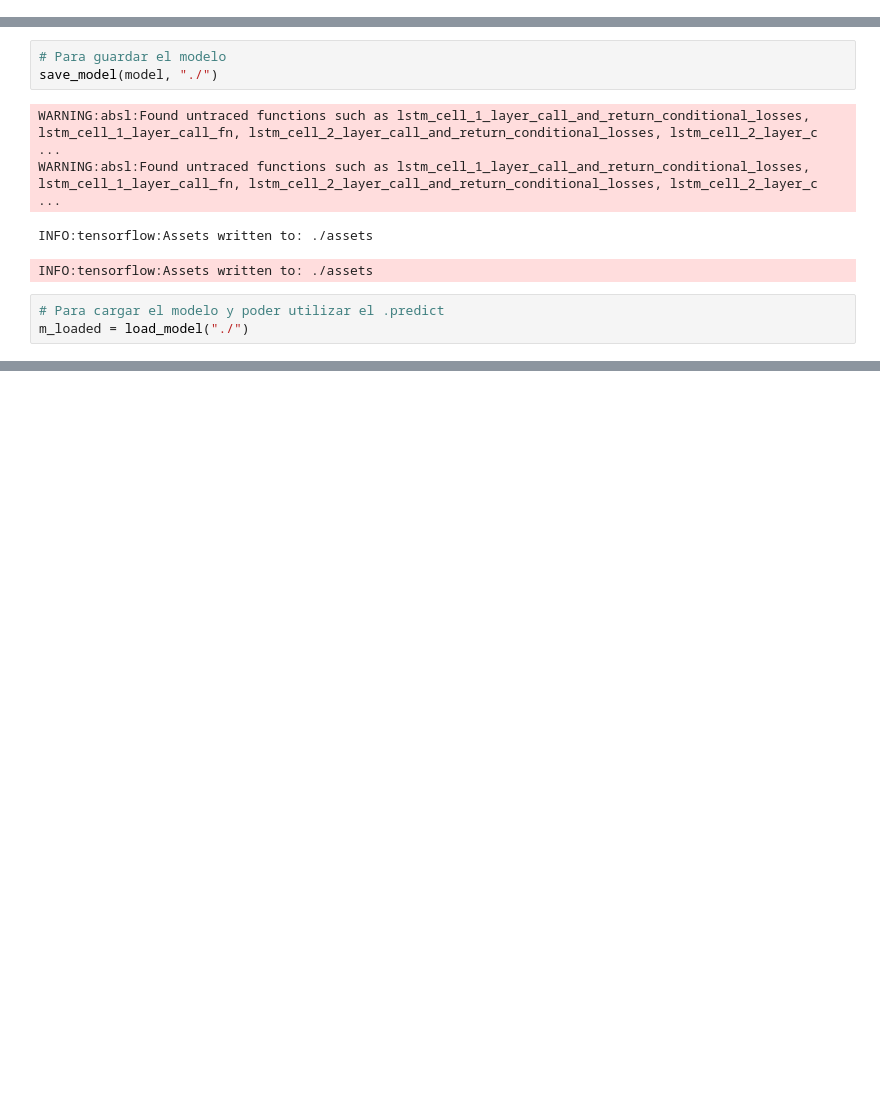
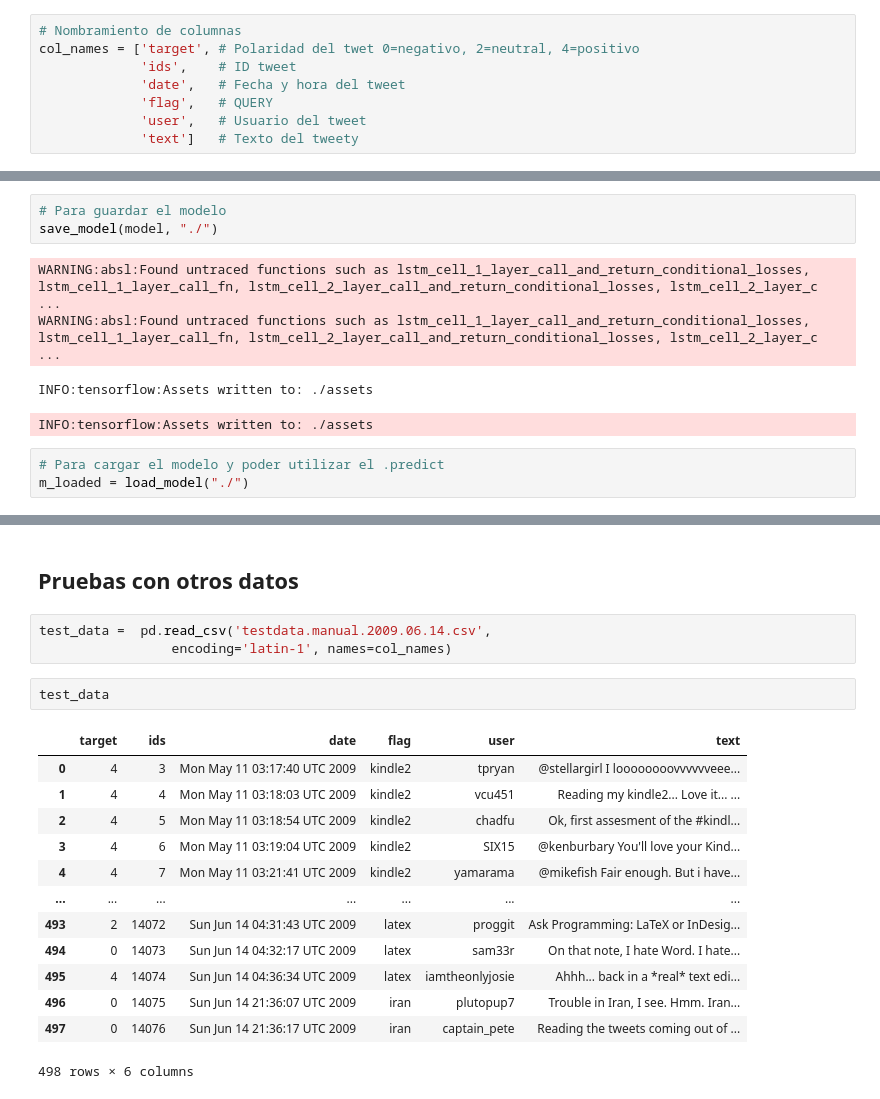
Before and after one commit to caroacostatovany/sentiment_analysis_tweets, a Jupyter notebook: notebooks/modelado_semifinal_01.ipynb, the cells around one changed output, grey strips where cells are left out. Cells and saved outputs as stored; diff of their text form; blank space fills up the shorter version.

```diff
--- a/notebooks/modelado_semifinal_01.ipynb
+++ b/notebooks/modelado_semifinal_01.ipynb
@@ -9,6 +9,14 @@ import pandas as pd
 import numpy as np
 # Nuestro paquete
 import nlp
+# %%
+# Nombramiento de columnas
+col_names = ['target', # Polaridad del twet 0=negativo, 2=neutral, 4=positivo
+             'ids',    # ID tweet
+             'date',   # Fecha y hora del tweet
+             'flag',   # QUERY
+             'user',   # Usuario del tweet
+             'text']   # Texto del tweety
 # %% [markdown]
 # Carga de datos limpios
 # %%
@@ -325,0 +348,21 @@ m_loaded = load_model("./")
+# %% [markdown]
+## Pruebas con otros datos
+# %%
+test_data =  pd.read_csv('testdata.manual.2009.06.14.csv',
+                 encoding='latin-1', names=col_names)
+# %%
+test_data
+# %% [output]
+|  | target | ids | date | flag | user | text |
+| 0 | 4 | 3 | Mon May 11 03:17:40 UTC 2009 | kindle2 | tpryan | @stellargirl I loooooooovvvvvveee... |
+| 1 | 4 | 4 | Mon May 11 03:18:03 UTC 2009 | kindle2 | vcu451 | Reading my kindle2... Love it... ... |
+| 2 | 4 | 5 | Mon May 11 03:18:54 UTC 2009 | kindle2 | chadfu | Ok, first assesment of the #kindl... |
+| 3 | 4 | 6 | Mon May 11 03:19:04 UTC 2009 | kindle2 | SIX15 | @kenburbary You'll love your Kind... |
+| 4 | 4 | 7 | Mon May 11 03:21:41 UTC 2009 | kindle2 | yamarama | @mikefish Fair enough. But i have... |
+| ... | ... | ... | ... | ... | ... | ... |
+| 493 | 2 | 14072 | Sun Jun 14 04:31:43 UTC 2009 | latex | proggit | Ask Programming: LaTeX or InDesig... |
+| 494 | 0 | 14073 | Sun Jun 14 04:32:17 UTC 2009 | latex | sam33r | On that note, I hate Word. I hate... |
+| 495 | 4 | 14074 | Sun Jun 14 04:36:34 UTC 2009 | latex | iamtheonlyjosie | Ahhh... back in a *real* text edi... |
+| 496 | 0 | 14075 | Sun Jun 14 21:36:07 UTC 2009 | iran | plutopup7 | Trouble in Iran, I see. Hmm. Iran... |
+| 497 | 0 | 14076 | Sun Jun 14 21:36:17 UTC 2009 | iran | captain_pete | Reading the tweets coming out of ... |
+498 rows × 6 columns
```
Also changed, not shown: parts of 14 cells of this notebook.
